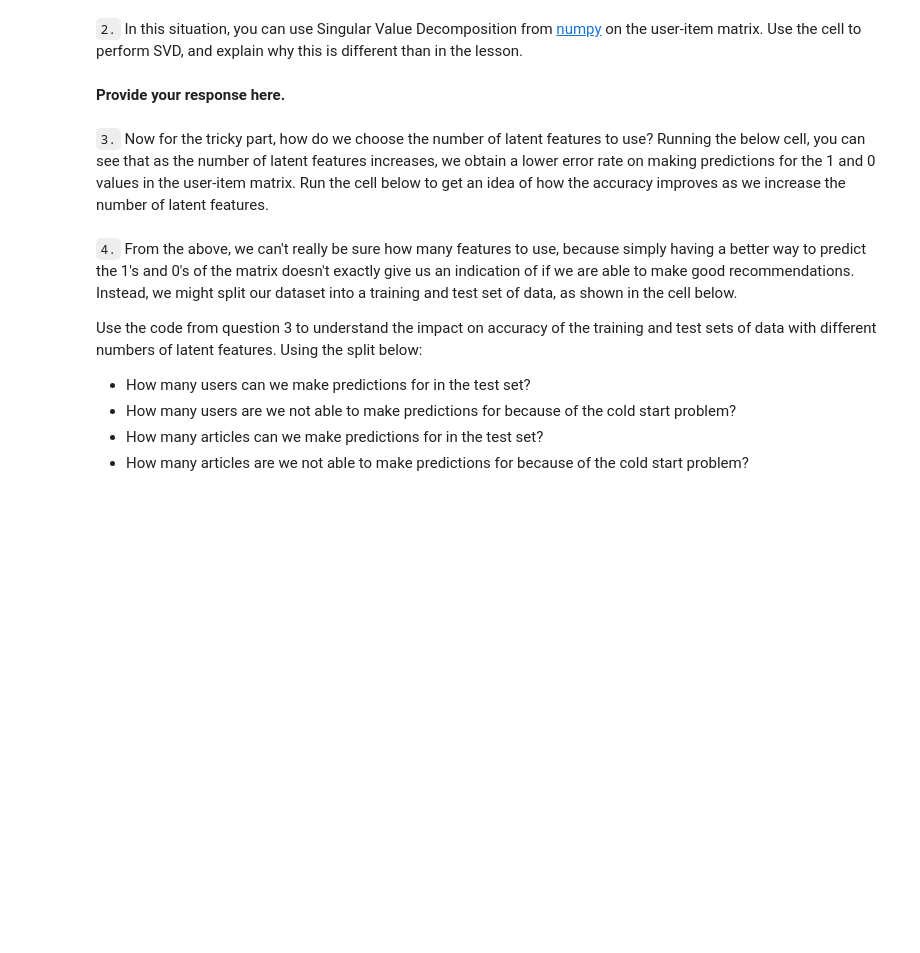
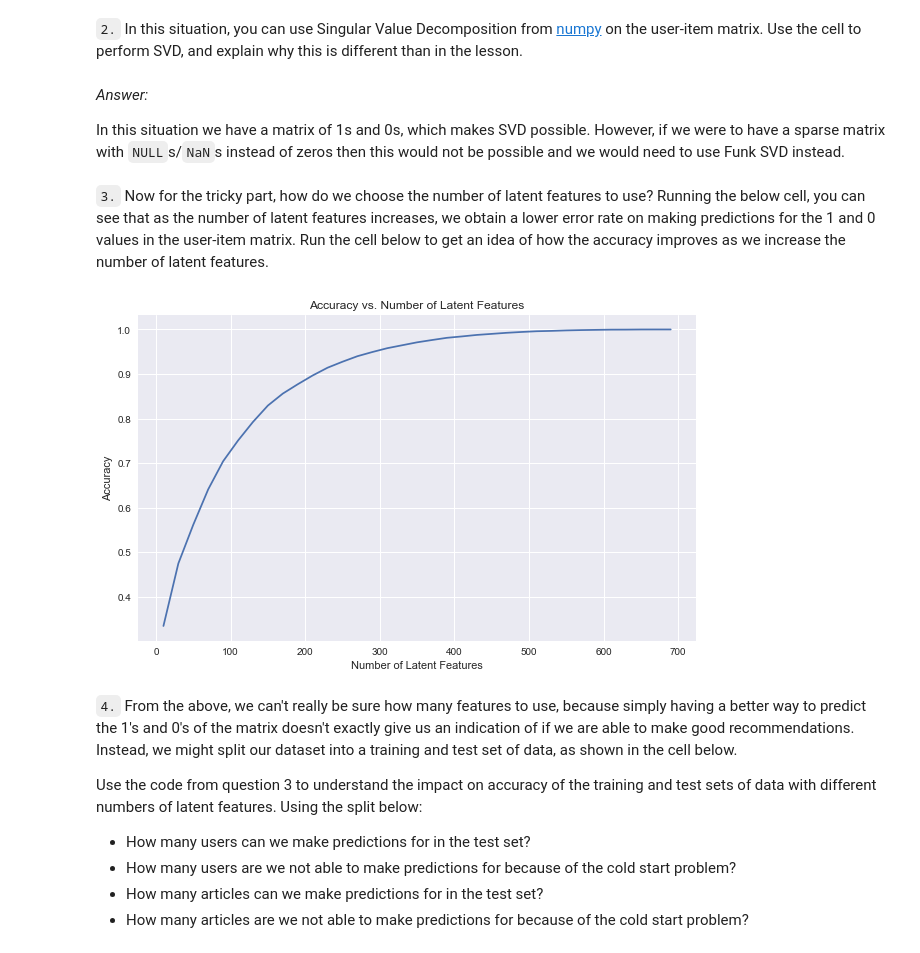
Before and after one commit to SThornewillvE/Udacity-DataScience-Nanodegree, a Jupyter notebook: 06_exp-design_recommendations_project/Recommendations_with_IBM.ipynb, the cells around one changed output. Saved outputs shown, nothing was run; the diff lists cells and outputs as text; code cells hidden in the pictures; blank space fills up the shorter version.

```diff
--- a/06_exp-design_recommendations_project/Recommendations_with_IBM.ipynb
+++ b/06_exp-design_recommendations_project/Recommendations_with_IBM.ipynb
@@ -649,36 +662,40 @@ user_item_matrix.head()
 # %% [markdown]
 `2.` In this situation, you can use Singular Value Decomposition from [numpy](https://docs.scipy.org/doc/numpy-1.14.0/reference/generated/numpy.linalg.svd.html) on the user-item matrix.  Use the cell to perform SVD, and explain why this is different than in the lesson.
 # %%
-# Perform SVD on the User-Item Matrix Here
-
-u, s, vt = # use the built in to get the three matrices
+# Perform SVD on the User-Item Matrix
+u, s, vt = np.linalg.svd(user_item_matrix)
-# %% [markdown]
-**Provide your response here.**
+# %% [markdown]
+*Answer:*
+
+In this situation we have a matrix of 1s and 0s, which makes SVD possible. However, if we were to have a sparse matrix with `NULL`s/`NaN`s instead of zeros then this would not be possible and we would need to use Funk SVD instead.
 # %% [markdown]
 `3.` Now for the tricky part, how do we choose the number of latent features to use?  Running the below cell, you can see that as the number of latent features increases, we obtain a lower error rate on making predictions for the 1 and 0 values in the user-item matrix.  Run the cell below to get an idea of how the accuracy improves as we increase the number of latent features.
 # %%
 num_latent_feats = np.arange(10,700+10,20)
 sum_errs = []
 
 for k in num_latent_feats:
     # restructure with k latent features
     s_new, u_new, vt_new = np.diag(s[:k]), u[:, :k], vt[:k, :]
 
     # take dot product
     user_item_est = np.around(np.dot(np.dot(u_new, s_new), vt_new))
 
     # compute error for each prediction to actual value
     diffs = np.subtract(user_item_matrix, user_item_est)
 
     # total errors and keep track of them
     err = np.sum(np.sum(np.abs(diffs)))
     sum_errs.append(err)
 
+fig, ax = plt.subplots(figsize = (10, 6), facecolor='white', edgecolor='k')
 
 plt.plot(num_latent_feats, 1 - np.array(sum_errs)/df.shape[0]);
 plt.xlabel('Number of Latent Features');
 plt.ylabel('Accuracy');
 plt.title('Accuracy vs. Number of Latent Features');
+# %% [output]
+[figure, added]
 # %% [markdown]
 `4.` From the above, we can't really be sure how many features to use, because simply having a better way to predict the 1's and 0's of the matrix doesn't exactly give us an indication of if we are able to make good recommendations.  Instead, we might split our dataset into a training and test set of data, as shown in the cell below.
 
```
Also changed, not shown: parts of 23 cells of this notebook, 2 other files.
